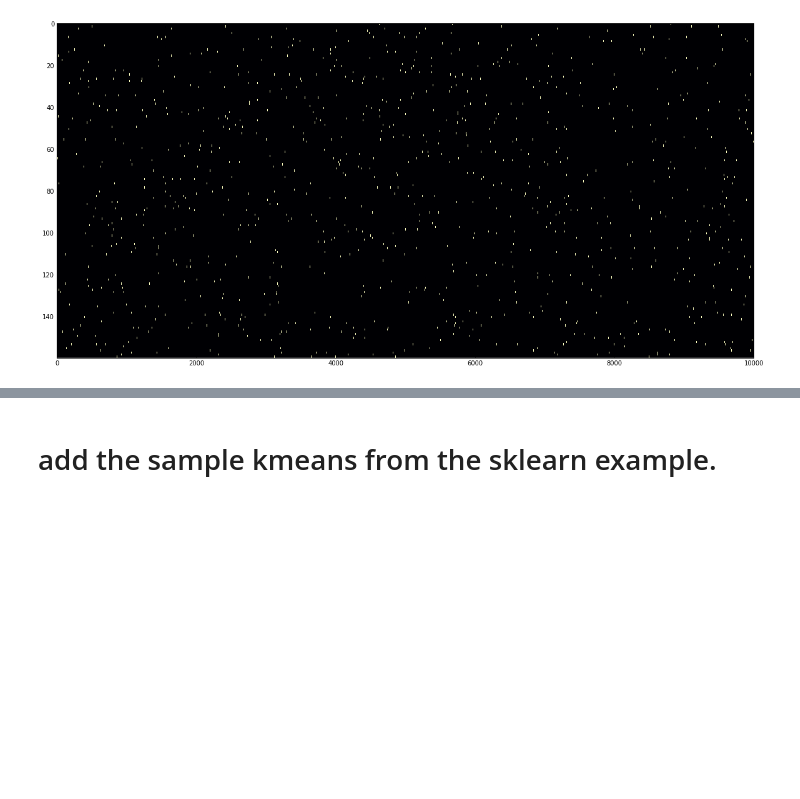
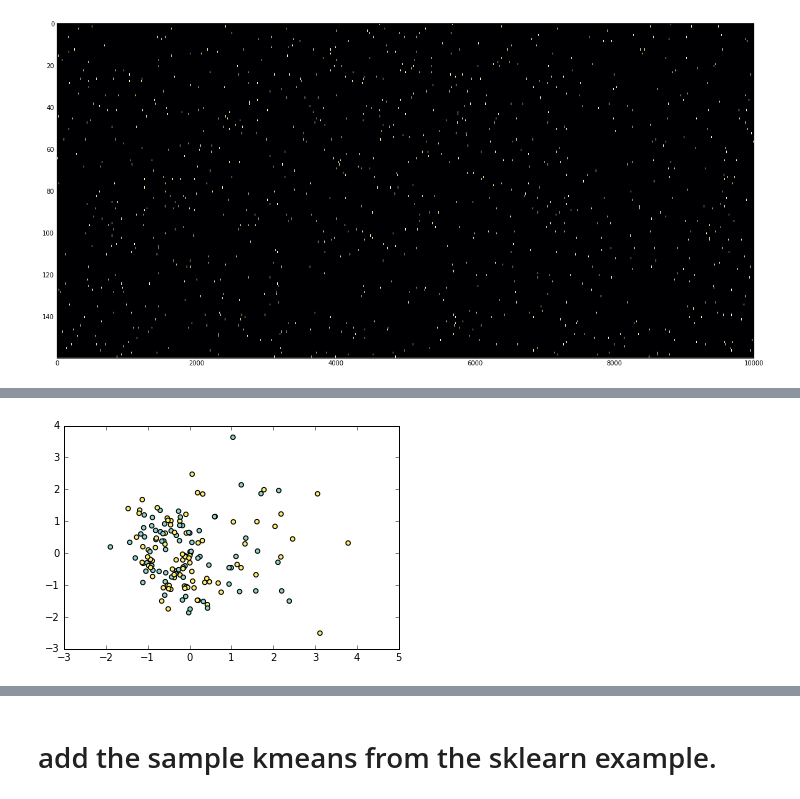
Before and after one commit to iampritishpatil/CAMP2016-Machinelearning, a Jupyter notebook: Spike_data_analysis_with_machine_learning.ipynb, the cells around one changed output, grey strips where cells are left out. Saved outputs shown, nothing was run; the diff lists cells and outputs as text; code cells hidden in the pictures; blank space fills up the shorter version.

```diff
--- a/Spike_data_analysis_with_machine_learning.ipynb
+++ b/Spike_data_analysis_with_machine_learning.ipynb
@@ -130,3 +136,9 @@ plt.scatter(reduced_data[:,0],reduced_data[:,1])
+# %%
+reduced_data = FactorAnalysis(n_components=2).fit_transform(gaus_filter - np.mean(gaus_filter))
+plt.scatter(reduced_data[:,0],reduced_data[:,1],c=neuronsWithInput_array,cmap='Set3')
+plt.show()
+# %% [output]
+[figure, added]
 # %%
 plt.figure(figsize=(20, 10))
 plt.imshow(unif_filter,aspect=30,cmap='magma',interpolation="None")
```
Also changed, not shown: parts of 14 cells of this notebook.
